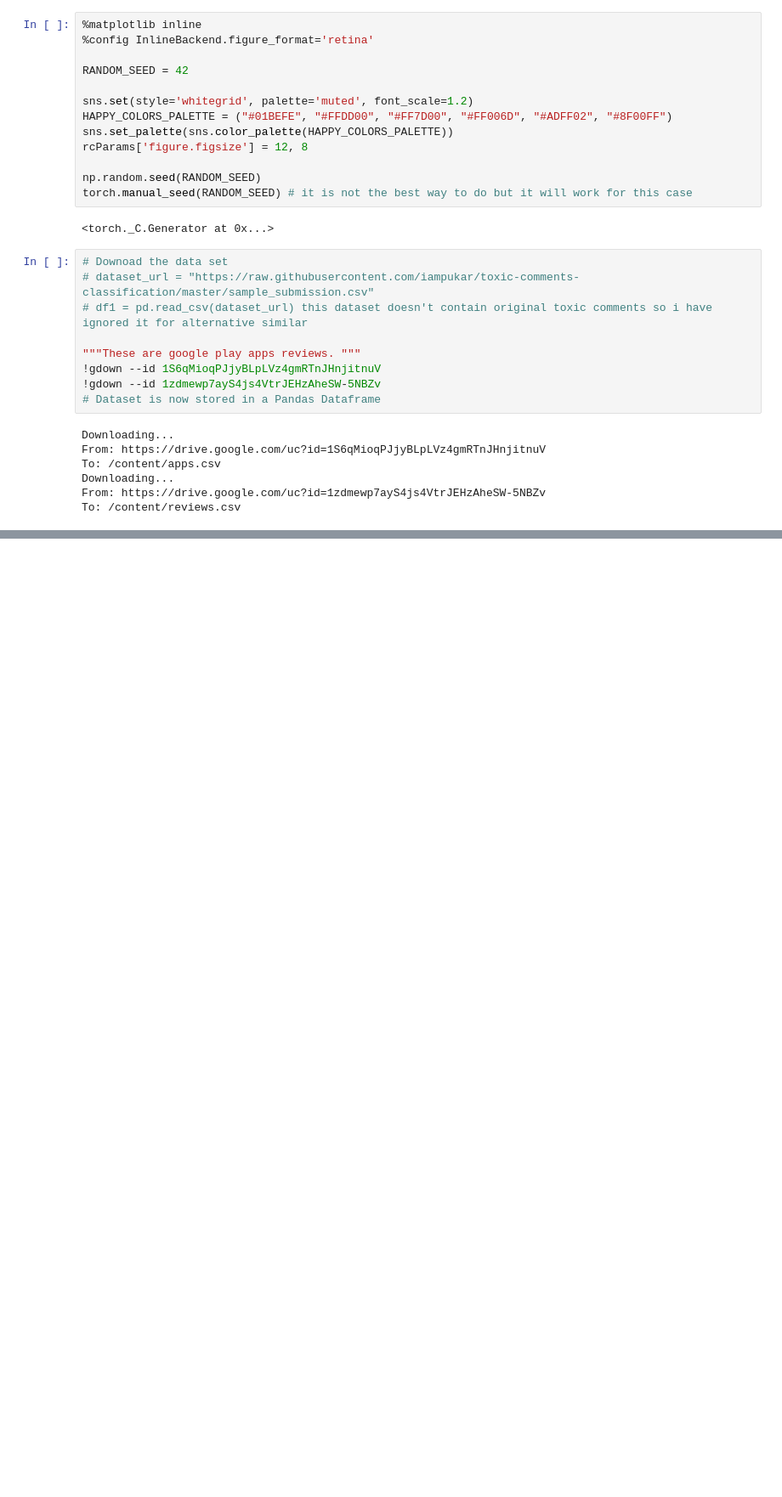
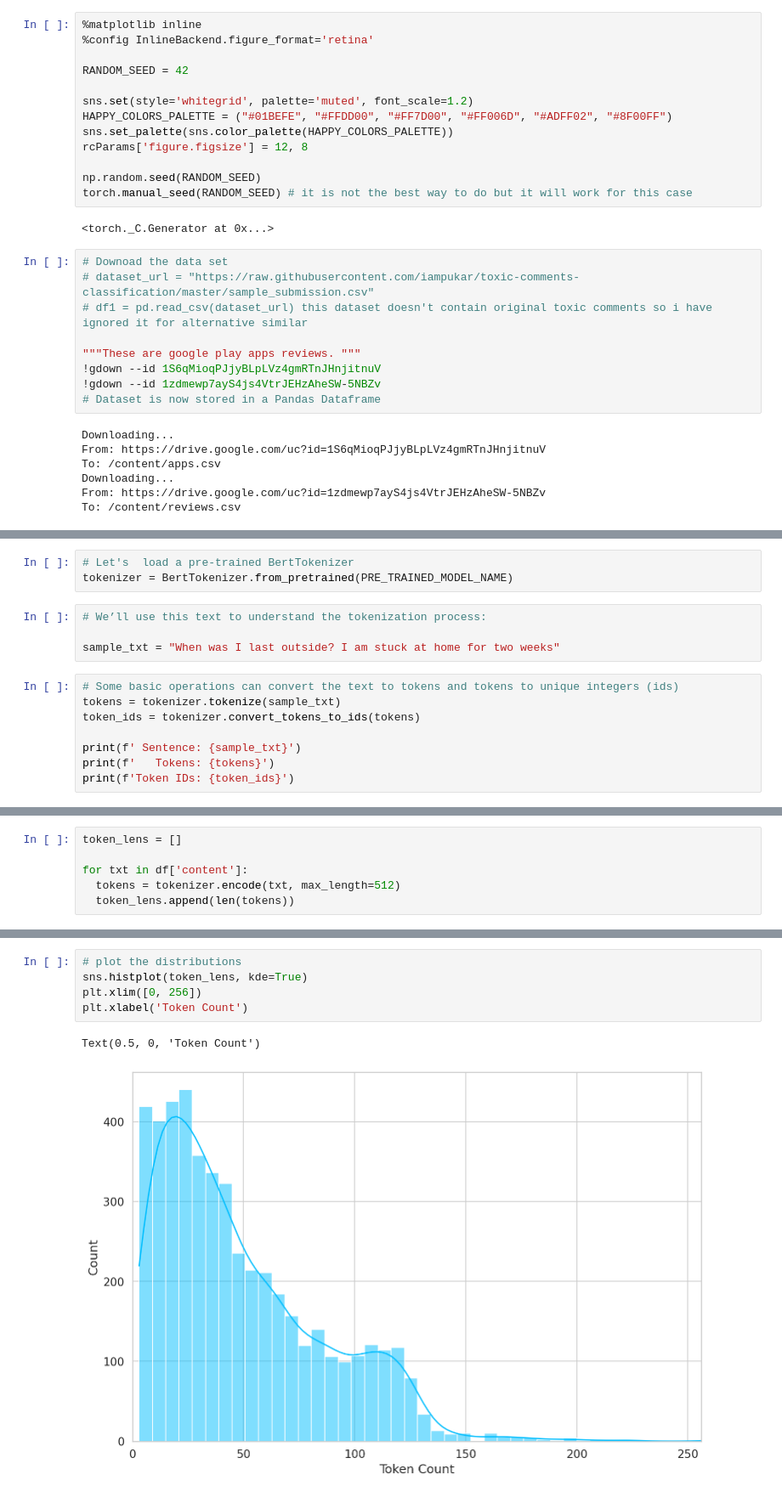
Before and after one commit to raduga256/SentimentAnalysisUsingBERT, a Jupyter notebook: bert_sentiment_analysis.ipynb, the cells around one changed output, grey strips where cells are left out. Shown at 85% size. Saved outputs shown, nothing was run; the diff lists cells and outputs as text; blank space fills up the shorter version.

```diff
--- a/bert_sentiment_analysis.ipynb
+++ b/bert_sentiment_analysis.ipynb
@@ -147,0 +184,15 @@ df.head()
+# %%
+# Let's  load a pre-trained BertTokenizer
+tokenizer = BertTokenizer.from_pretrained(PRE_TRAINED_MODEL_NAME)
+# %%
+# We’ll use this text to understand the tokenization process:
+
+sample_txt = "When was I last outside? I am stuck at home for two weeks"
+# %%
+# Some basic operations can convert the text to tokens and tokens to unique integers (ids)
+tokens = tokenizer.tokenize(sample_txt)
+token_ids = tokenizer.convert_tokens_to_ids(tokens)
+
+print(f' Sentence: {sample_txt}')
+print(f'   Tokens: {tokens}')
+print(f'Token IDs: {token_ids}')
@@ -147,0 +278,6 @@ df.head()
+# %%
+token_lens = []
+
+for txt in df['content']:
+  tokens = tokenizer.encode(txt, max_length=512)
+  token_lens.append(len(tokens))
@@ -147,0 +302,8 @@ df.head()
+# %%
+# plot the distributions
+sns.histplot(token_lens, kde=True)
+plt.xlim([0, 256])
+plt.xlabel('Token Count')
+# %% [output]
+Text(0.5, 0, 'Token Count')
+[figure, added]
```
Also changed, not shown: parts of 36 cells of this notebook.
